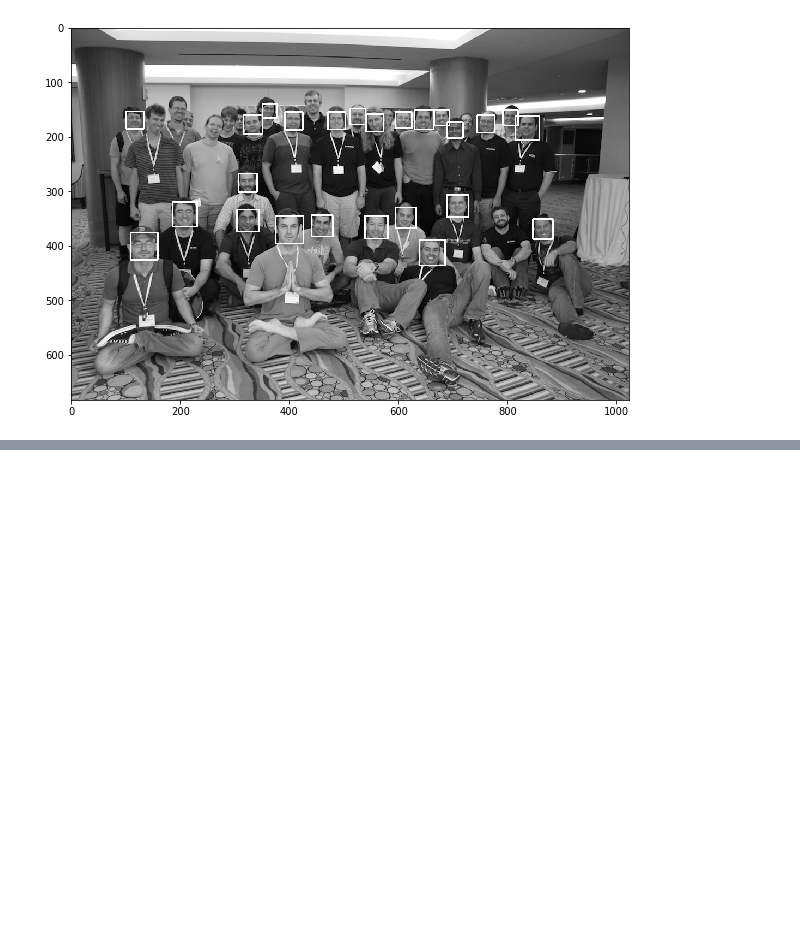
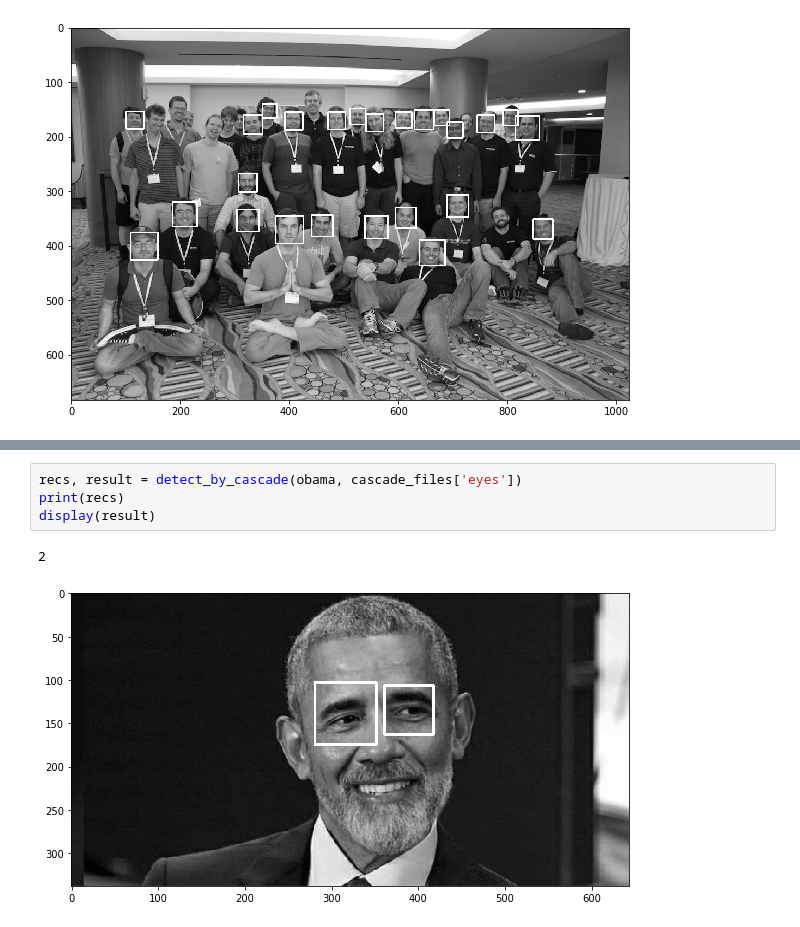
Before and after one commit to bazulay/opencv-with-python-tutorial, a Jupyter notebook: 04-object-detection-part-7-face-detection.ipynb, the cells around one changed output, grey strips where cells are left out. Saved outputs shown, nothing was run; the diff lists cells and outputs as text; blank space fills up the shorter version.

```diff
--- a/04-object-detection-part-7-face-detection.ipynb
+++ b/04-object-detection-part-7-face-detection.ipynb
@@ -153,0 +186,7 @@ display(result)
+# %%
+recs, result = detect_by_cascade(obama, cascade_files['eyes'])
+print(recs)
+display(result)
+# %% [output]
+2
+[figure, added]
```
Also changed, not shown: parts of 6 cells of this notebook.
